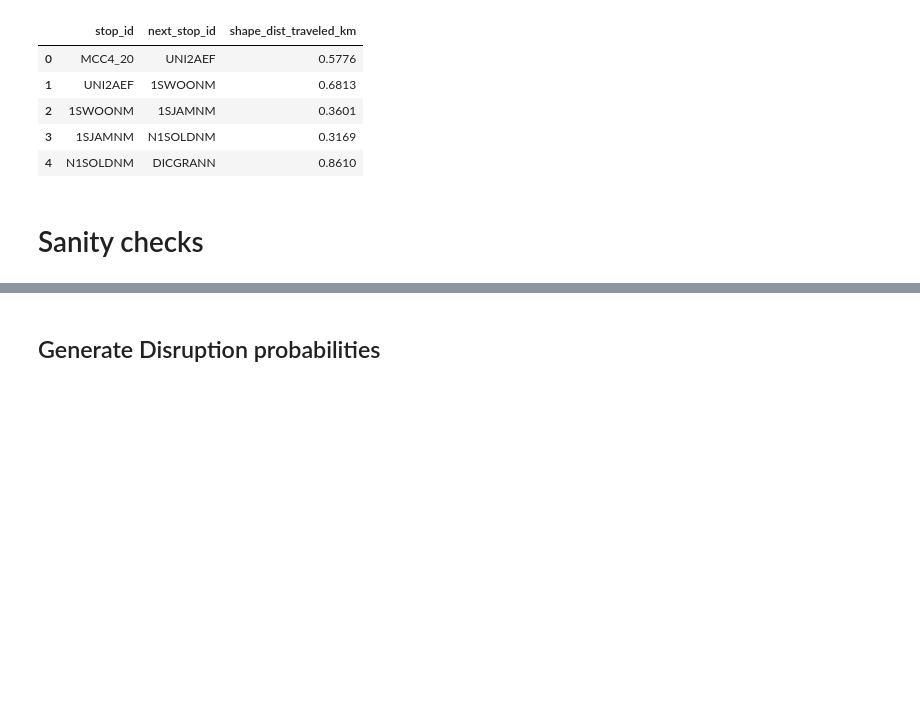
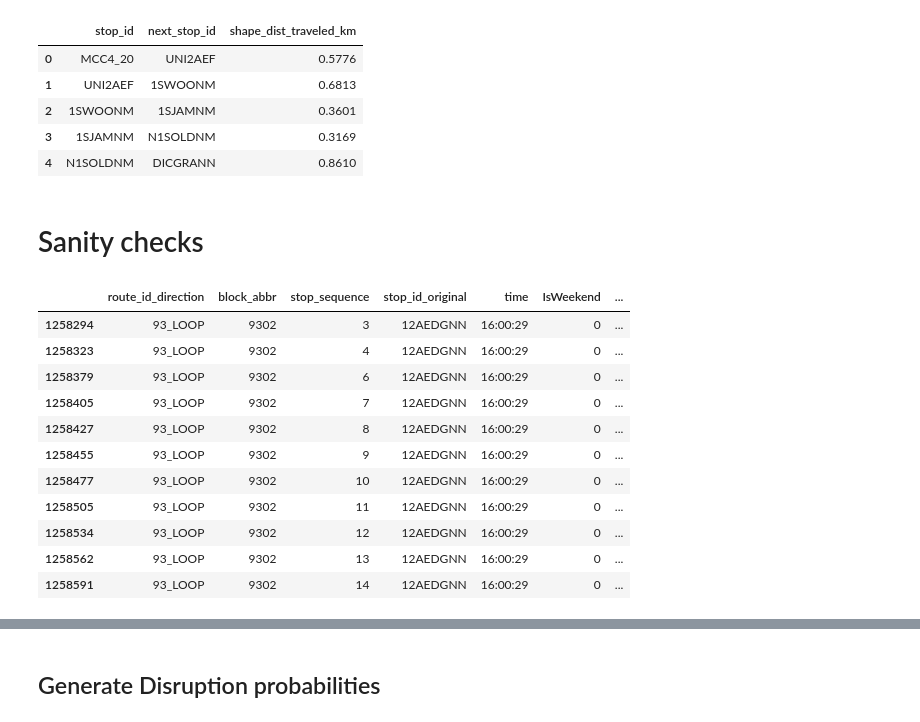
Before and after one commit to jptalusan/ICCPS_stationing, a Jupyter notebook: data_generation/generate_files_scheduledtime.ipynb, the cells around one changed output, grey strips where cells are left out. Saved outputs shown, nothing was run; the diff lists cells and outputs as text; code cells hidden in the pictures; blank space fills up the shorter version.

```diff
--- a/data_generation/generate_files_scheduledtime.ipynb
+++ b/data_generation/generate_files_scheduledtime.ipynb
@@ -257,9 +259,27 @@ stop_pairs.to_pickle(fp)
 # %% [markdown]
 # Sanity checks
 # %%
-travel_time_path = '/home/jptalusan/gits/mta_simulator_redo/code_root/scenarios/baseline/data/sampled_travel_times.pkl'
+import pandas as pd
+import datetime as dt
+# travel_time_path = '/home/jptalusan/gits/mta_simulator_redo/code_root/scenarios/baseline/data/sampled_travel_times.pkl'
+travel_time_path = 'results/sampled_travel_times.pkl'
 sampled_travel_time = pd.read_pickle(travel_time_path)
-sampled_travel_time
+time = dt.time(16,0,29)
+sampled_travel_time.query("stop_id_original == '12AEDGNN' and time == @time")
+# 93_LOOP,9302,9,12AEDGNN,0
+# %% [output]
+|  | route_id_direction | block_abbr | stop_sequence | stop_id_original | time | IsWeekend | ... |
+| 1258294 | 93_LOOP | 9302 | 3 | 12AEDGNN | 16:00:29 | 0 | ... |
+| 1258323 | 93_LOOP | 9302 | 4 | 12AEDGNN | 16:00:29 | 0 | ... |
+| 1258379 | 93_LOOP | 9302 | 6 | 12AEDGNN | 16:00:29 | 0 | ... |
+| 1258405 | 93_LOOP | 9302 | 7 | 12AEDGNN | 16:00:29 | 0 | ... |
+| 1258427 | 93_LOOP | 9302 | 8 | 12AEDGNN | 16:00:29 | 0 | ... |
+| 1258455 | 93_LOOP | 9302 | 9 | 12AEDGNN | 16:00:29 | 0 | ... |
+| 1258477 | 93_LOOP | 9302 | 10 | 12AEDGNN | 16:00:29 | 0 | ... |
+| 1258505 | 93_LOOP | 9302 | 11 | 12AEDGNN | 16:00:29 | 0 | ... |
+| 1258534 | 93_LOOP | 9302 | 12 | 12AEDGNN | 16:00:29 | 0 | ... |
+| 1258562 | 93_LOOP | 9302 | 13 | 12AEDGNN | 16:00:29 | 0 | ... |
+| 1258591 | 93_LOOP | 9302 | 14 | 12AEDGNN | 16:00:29 | 0 | ... |
 # %%
 fp = os.path.join('/home/jptalusan/gits/mta_simulator_redo/code_root/scenarios/baseline/data/travel_time_by_scheduled_time.pkl')
 tdf = pd.read_pickle(fp).reset_index()
```
Also changed, not shown: parts of 3 cells of this notebook, 2 other files.
